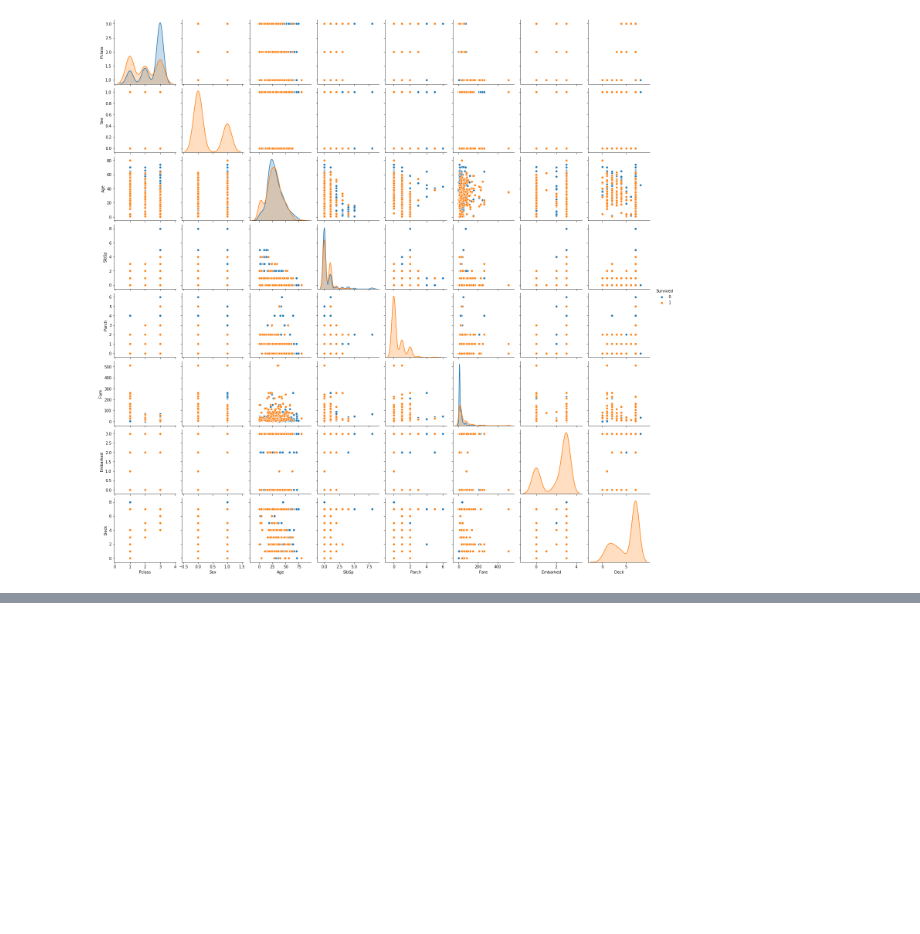
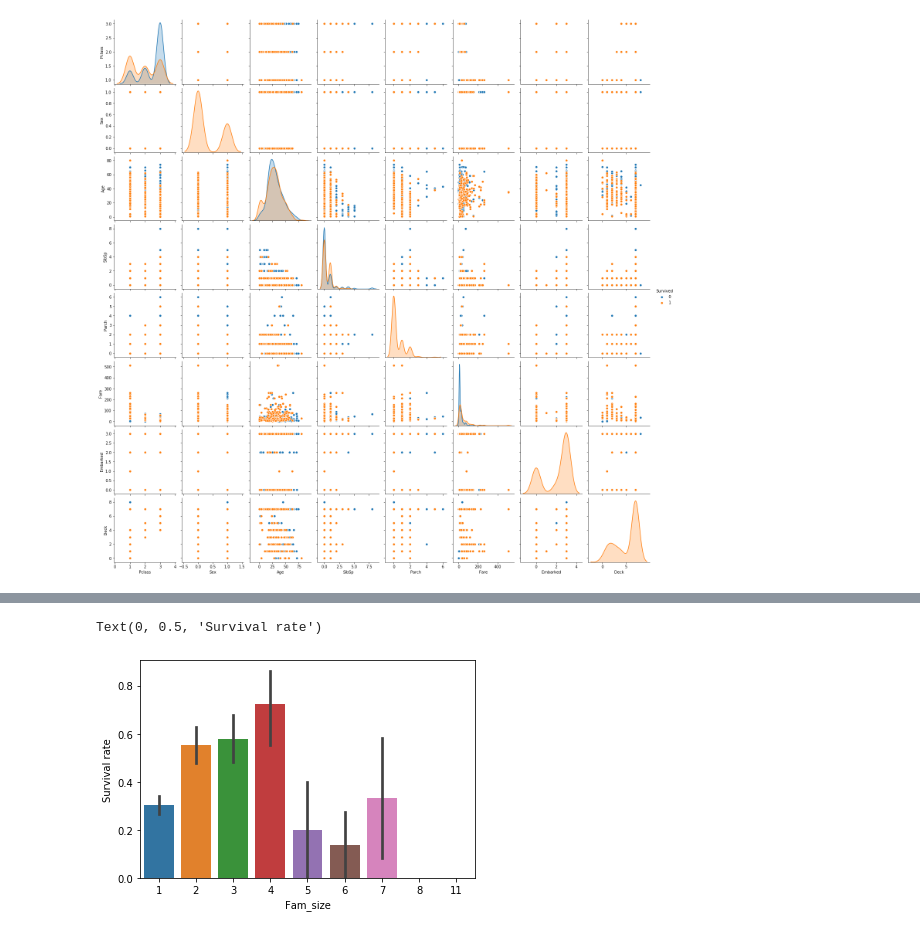
Before and after one commit to zansibal/kaggle, a Jupyter notebook: titanic/eda.ipynb, the cells around one changed output, grey strips where cells are left out. Cells and saved outputs as stored; diff of their text form; code cells hidden in the pictures; blank space fills up the shorter version.

```diff
--- a/titanic/eda.ipynb
+++ b/titanic/eda.ipynb
@@ -65,0 +111,6 @@ sns.pairplot(df, hue='Survived')
+# %%
+df['Fam_size'] = df['SibSp'] + df['Parch'] + 1
+sns.barplot(x='Fam_size', y='Survived', data=df).set_ylabel('Survival rate')
+# %% [output]
+Text(0, 0.5, 'Survival rate')
+[figure, added]
```
Also changed, not shown: parts of 11 cells of this notebook, 3 other files.
